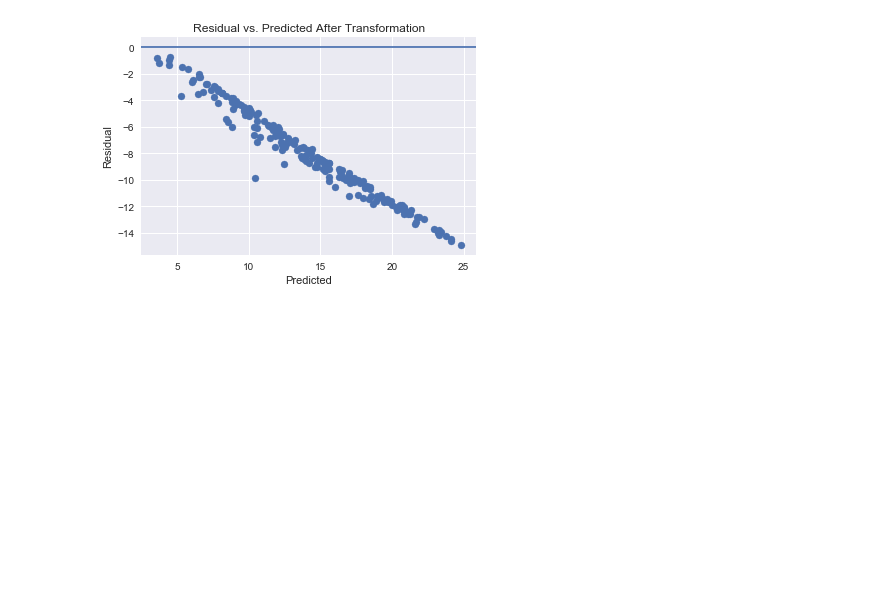
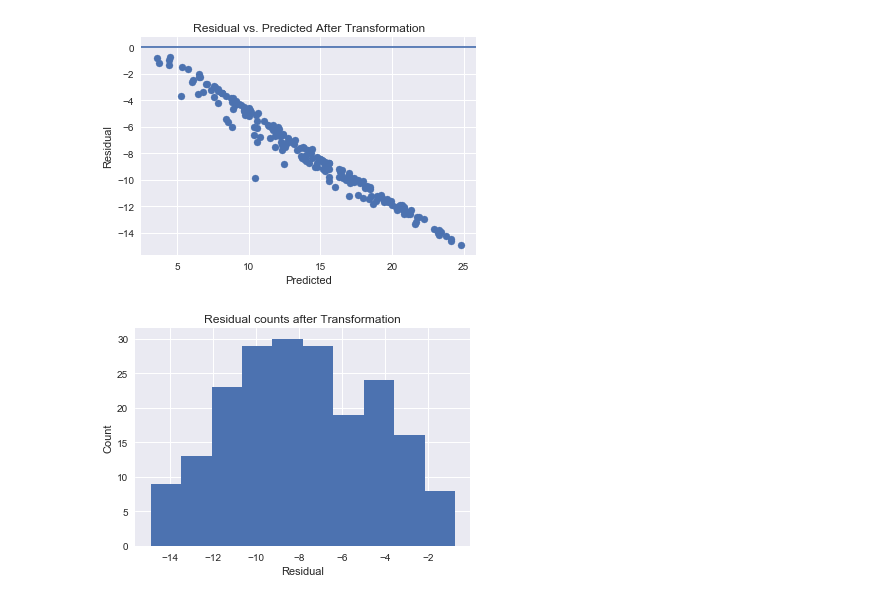
Before and after one commit to sollertis8/Fixing-Assumptions, a Jupyter notebook: Explanatory Power - Assumptions of Linear Regression.ipynb, the cells around one changed output. Saved outputs shown, nothing was run; the diff lists cells and outputs as text; code cells hidden in the pictures; blank space fills up the shorter version.

```diff
--- a/Explanatory Power - Assumptions of Linear Regression.ipynb
+++ b/Explanatory Power - Assumptions of Linear Regression.ipynb
@@ -129,9 +129,10 @@ ax1.set_title('Probplot after Box-Cox transformation')
 # %%
 actual2 = stats.boxcox(data['Sales'])
 
-residual = actual2[0] - predicted
+residual2 = actual2[0] - predicted
 
-plt.scatter(predicted, residual)
+#Residual vs Predicted after Box-cox Transformation
+plt.scatter(predicted, residual2)
 plt.xlabel('Predicted')
 plt.ylabel('Residual')
 plt.axhline(y=0)
@@ -142,3 +143,12 @@ plt.show()
 # print(actual2[0])
 # %% [output]
 [figure]
+# %%
+#Residual counts Histogram after Box-cox Transformation
+plt.hist(residual2)
+plt.title('Residual counts after Transformation')
+plt.xlabel('Residual')
+plt.ylabel('Count')
+plt.show()
+# %% [output]
+[figure, added]
```
